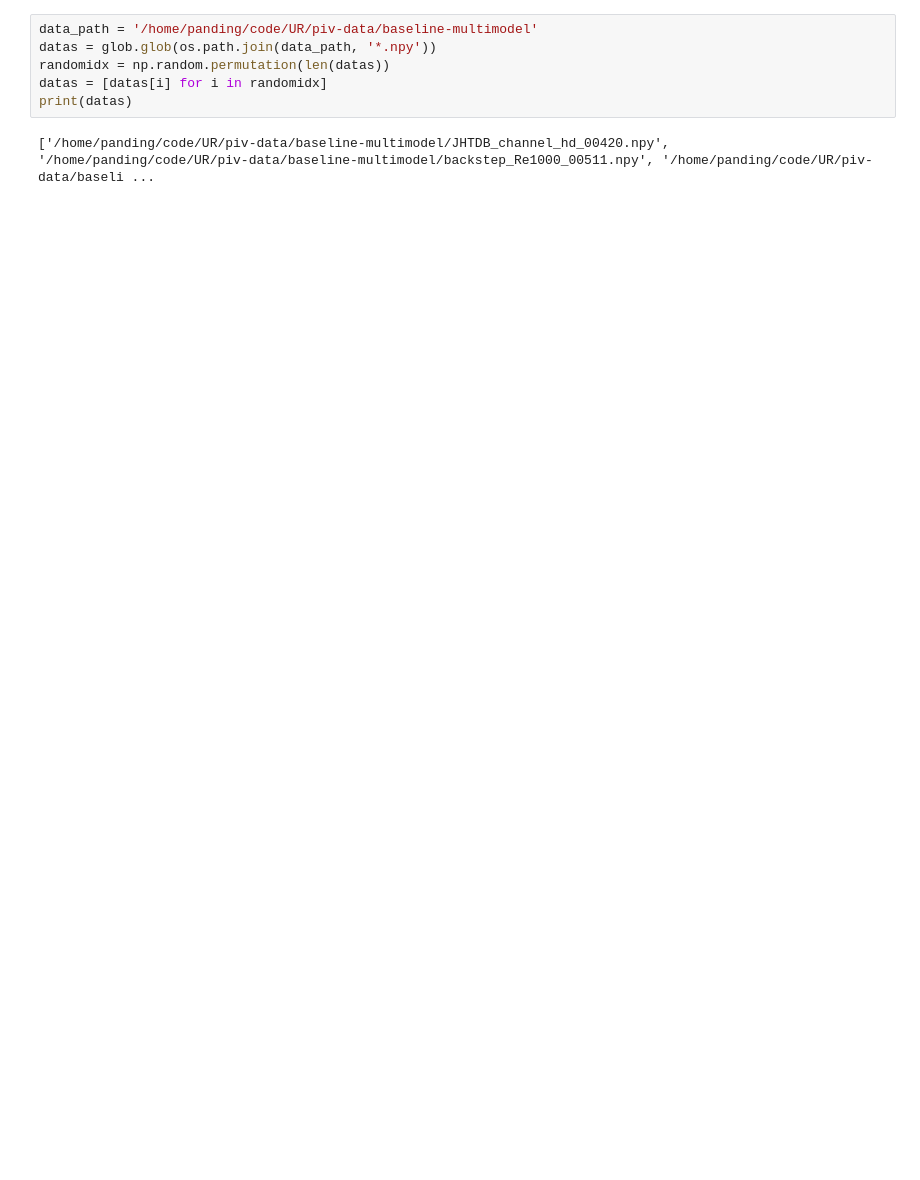
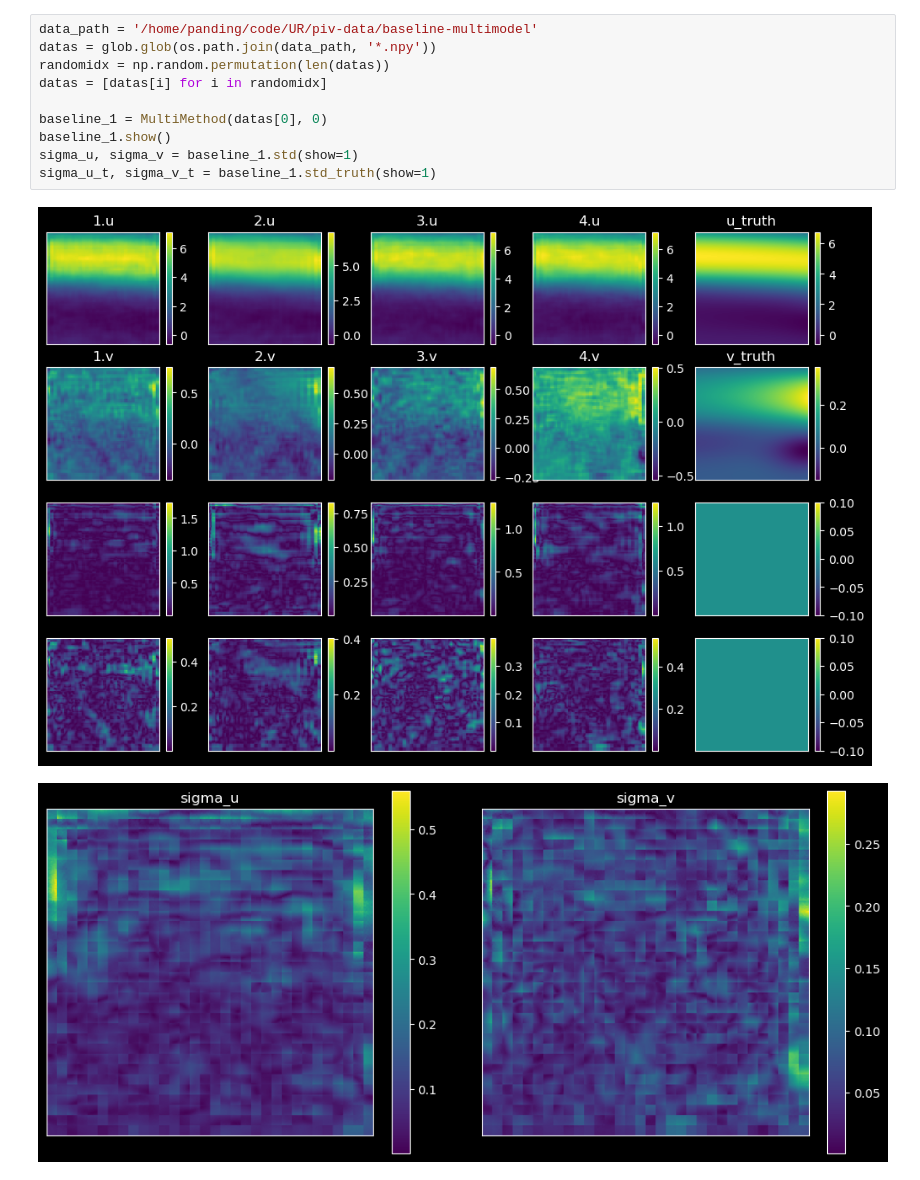
Before and after one commit to HardingPan/UR, a Jupyter notebook: baseline/multimodel-compare.ipynb, the cells around one changed output. Saved outputs shown, nothing was run; the diff lists cells and outputs as text; blank space fills up the shorter version.

Commit message:
baseline完成

```diff
--- a/baseline/multimodel-compare.ipynb
+++ b/baseline/multimodel-compare.ipynb
@@ -7,8 +9,13 @@ import cv2
 # %%
 data_path = '/home/panding/code/UR/piv-data/baseline-multimodel'
 datas = glob.glob(os.path.join(data_path, '*.npy'))
 randomidx = np.random.permutation(len(datas))
 datas = [datas[i] for i in randomidx]
-print(datas)
+
+baseline_1 = MultiMethod(datas[0], 0)
+baseline_1.show()
+sigma_u, sigma_v = baseline_1.std(show=1)
+sigma_u_t, sigma_v_t = baseline_1.std_truth(show=1)
 # %% [output]
-['/home/panding/code/UR/piv-data/baseline-multimodel/JHTDB_channel_hd_00420.npy', '/home/panding/code/UR/piv-data/baseline-multimodel/backstep_Re1000_00511.npy', '/home/panding/code/UR/piv-data/baseli ...
+[figure, added]
+[figure, added]
```
Also changed, not shown: parts of 5 cells of this notebook, 8 other files.
